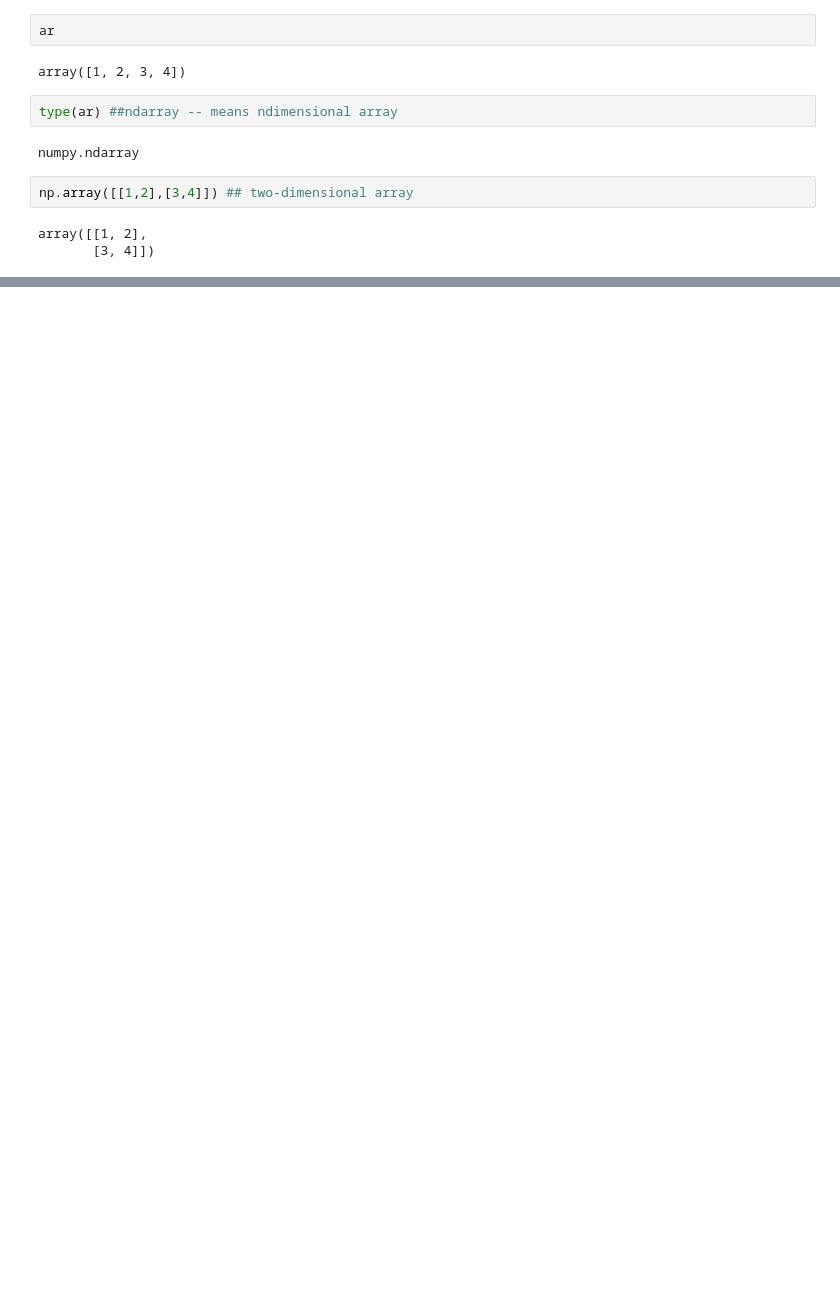
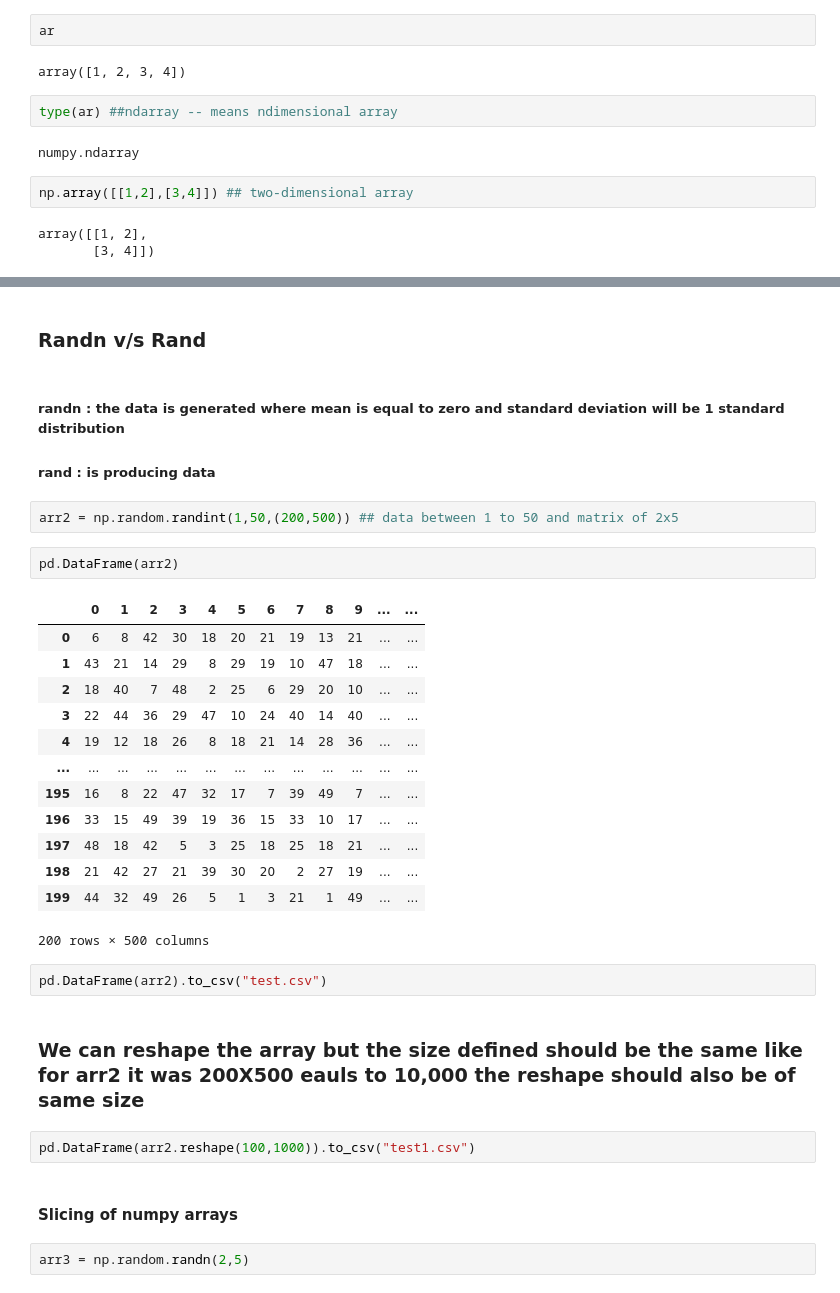
Before and after one commit to akhileshdutt/DataScience_learning, a Jupyter notebook: Libraries/Numpy/Numpy_basics.ipynb, the cells around one changed output, grey strips where cells are left out. Saved outputs shown, nothing was run; the diff lists cells and outputs as text; blank space fills up the shorter version.

```diff
--- a/Libraries/Numpy/Numpy_basics.ipynb
+++ b/Libraries/Numpy/Numpy_basics.ipynb
@@ -19,0 +279,33 @@ array([[1, 2],
+# %% [markdown]
+### Randn v/s Rand
+# %% [markdown]
+##### randn : the data is generated where mean is equal to zero and standard deviation will be 1 standard distribution
+##### rand : is producing data
+# %%
+arr2 = np.random.randint(1,50,(200,500)) ## data between 1 to 50 and matrix of 2x5
+# %%
+pd.DataFrame(arr2)
+# %% [output]
+|  | 0 | 1 | 2 | 3 | 4 | 5 | 6 | 7 | 8 | 9 | ... | ... |
+| 0 | 6 | 8 | 42 | 30 | 18 | 20 | 21 | 19 | 13 | 21 | ... | ... |
+| 1 | 43 | 21 | 14 | 29 | 8 | 29 | 19 | 10 | 47 | 18 | ... | ... |
+| 2 | 18 | 40 | 7 | 48 | 2 | 25 | 6 | 29 | 20 | 10 | ... | ... |
+| 3 | 22 | 44 | 36 | 29 | 47 | 10 | 24 | 40 | 14 | 40 | ... | ... |
+| 4 | 19 | 12 | 18 | 26 | 8 | 18 | 21 | 14 | 28 | 36 | ... | ... |
+| ... | ... | ... | ... | ... | ... | ... | ... | ... | ... | ... | ... | ... |
+| 195 | 16 | 8 | 22 | 47 | 32 | 17 | 7 | 39 | 49 | 7 | ... | ... |
+| 196 | 33 | 15 | 49 | 39 | 19 | 36 | 15 | 33 | 10 | 17 | ... | ... |
+| 197 | 48 | 18 | 42 | 5 | 3 | 25 | 18 | 25 | 18 | 21 | ... | ... |
+| 198 | 21 | 42 | 27 | 21 | 39 | 30 | 20 | 2 | 27 | 19 | ... | ... |
+| 199 | 44 | 32 | 49 | 26 | 5 | 1 | 3 | 21 | 1 | 49 | ... | ... |
+200 rows × 500 columns
+# %%
+pd.DataFrame(arr2).to_csv("test.csv")
+# %% [markdown]
+### We can reshape the array but the size defined should be the same like for arr2 it was 200X500 eauls to 10,000 the reshape should also be of same size
+# %%
+pd.DataFrame(arr2.reshape(100,1000)).to_csv("test1.csv")
+# %% [markdown]
+#### Slicing of numpy arrays
+# %%
+arr3 = np.random.randn(2,5)
```
Also changed, not shown: parts of 125 cells of this notebook, 2 other files.
